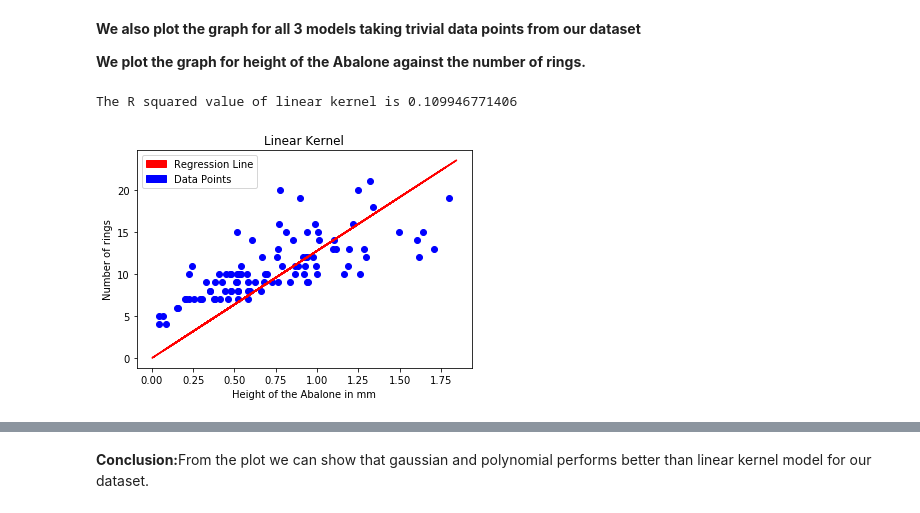
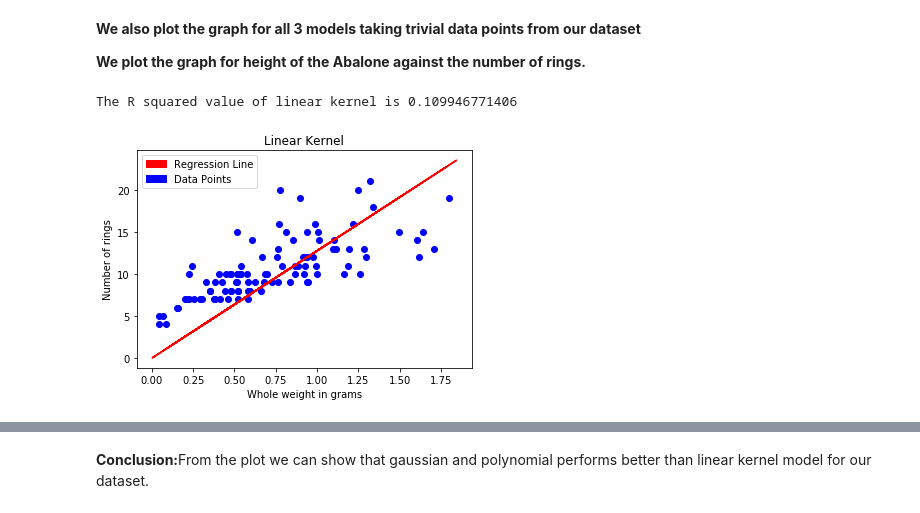
Before and after one commit to arpitharajanna/Machine_Learning, a Jupyter notebook: Kernelised Ridge Regression/KERNELISED RIDGE REGRESSION.ipynb, the cells around one changed output, grey strips where cells are left out. Cells and saved outputs as stored; diff of their text form; code cells hidden in the pictures.

```diff
--- a/Kernelised Ridge Regression/KERNELISED RIDGE REGRESSION.ipynb
+++ b/Kernelised Ridge Regression/KERNELISED RIDGE REGRESSION.ipynb
@@ -390,18 +390,18 @@ predicted_y_linear=linearker(sample_x_train,sample_y_train,sample_x_test)
 # %%
 #graph plotting
 plt.scatter(np.squeeze(np.asarray(sample_x_train)),np.squeeze(np.asarray(sample_y_train)),c="blue")
 plt.plot(np.squeeze(np.asarray(sample_x_test)),np.squeeze(np.asarray(predicted_y_linear)),c = "red")
 plt.title("Linear Kernel")
-plt.xlabel("Height of the Abalone in mm")
+plt.xlabel("Whole weight in grams")
 plt.ylabel("Number of rings")
 red_patch = mpatches.Patch(color='red', label='Regression Line')
 blue_patch = mpatches.Patch(color='blue', label='Data Points')
 plt.legend(handles=[red_patch,blue_patch])
 score_lin1=sklearn.metrics.r2_score(sample_y_test, predicted_y_linear)
 print("The R squared value of linear kernel is "+ str(score_lin1))
 # %% [output]
 The R squared value of linear kernel is 0.109946771406
-[figure, old version]
+[figure, new version]
 # %%
 #graph plotting for polynomial kernel
 def polyker(X_train,Y_train,X_test):
```
Also changed, not shown: parts of 2 cells of this notebook.
